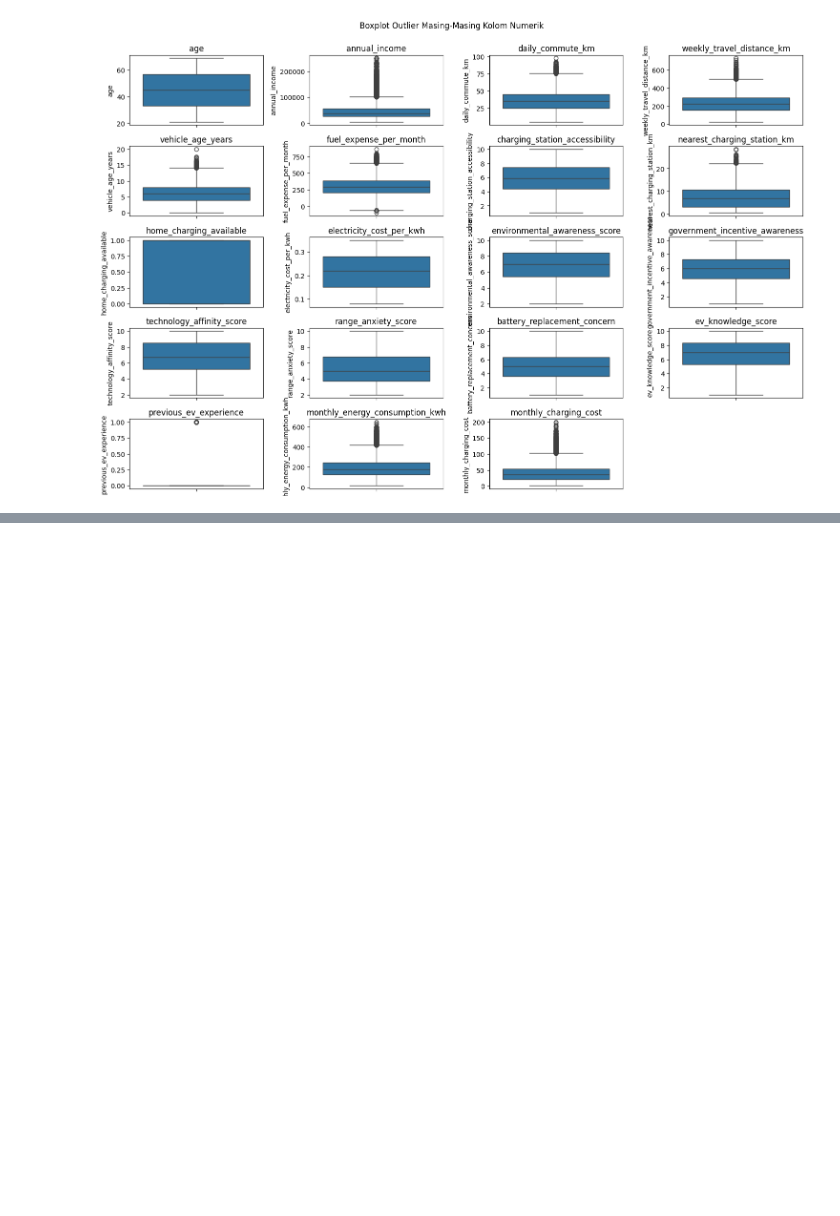
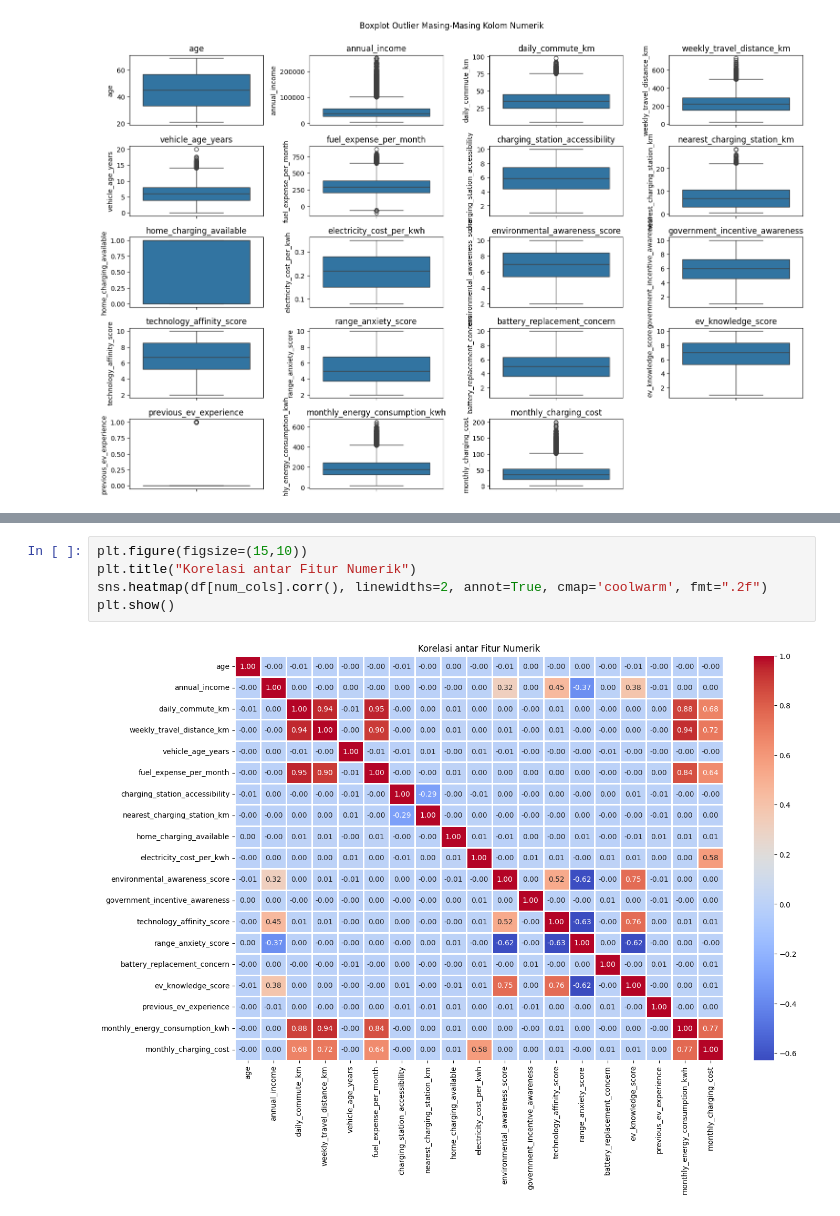
Before and after one commit to daffasyarief/Predicting-Electric-Vehicle-Transition-and-Forecasting-Monthly-Energy-Consumption-and-Charging-Costs, a Jupyter notebook: main.ipynb, the cells around one changed output, grey strips where cells are left out. Cells and saved outputs as stored; diff of their text form; blank space fills up the shorter version.

```diff
--- a/main.ipynb
+++ b/main.ipynb
@@ -178,0 +205,7 @@ print("Jumlah Skewness:", df[num_cols].skew())
+# %%
+plt.figure(figsize=(15,10))
+plt.title("Korelasi antar Fitur Numerik")
+sns.heatmap(df[num_cols].corr(), linewidths=2, annot=True, cmap='coolwarm', fmt=".2f")
+plt.show()
+# %% [output]
+[figure, added]
```
Also changed, not shown: parts of 11 cells of this notebook.
